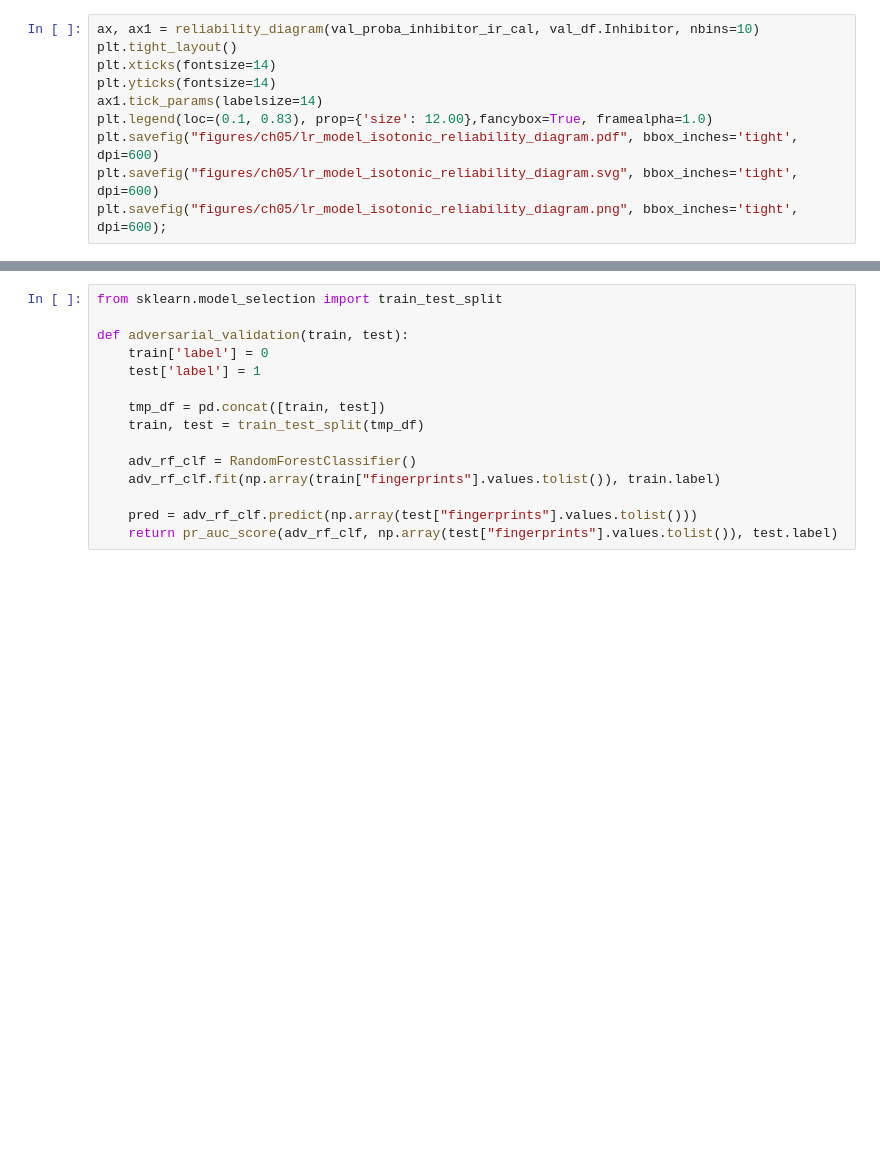
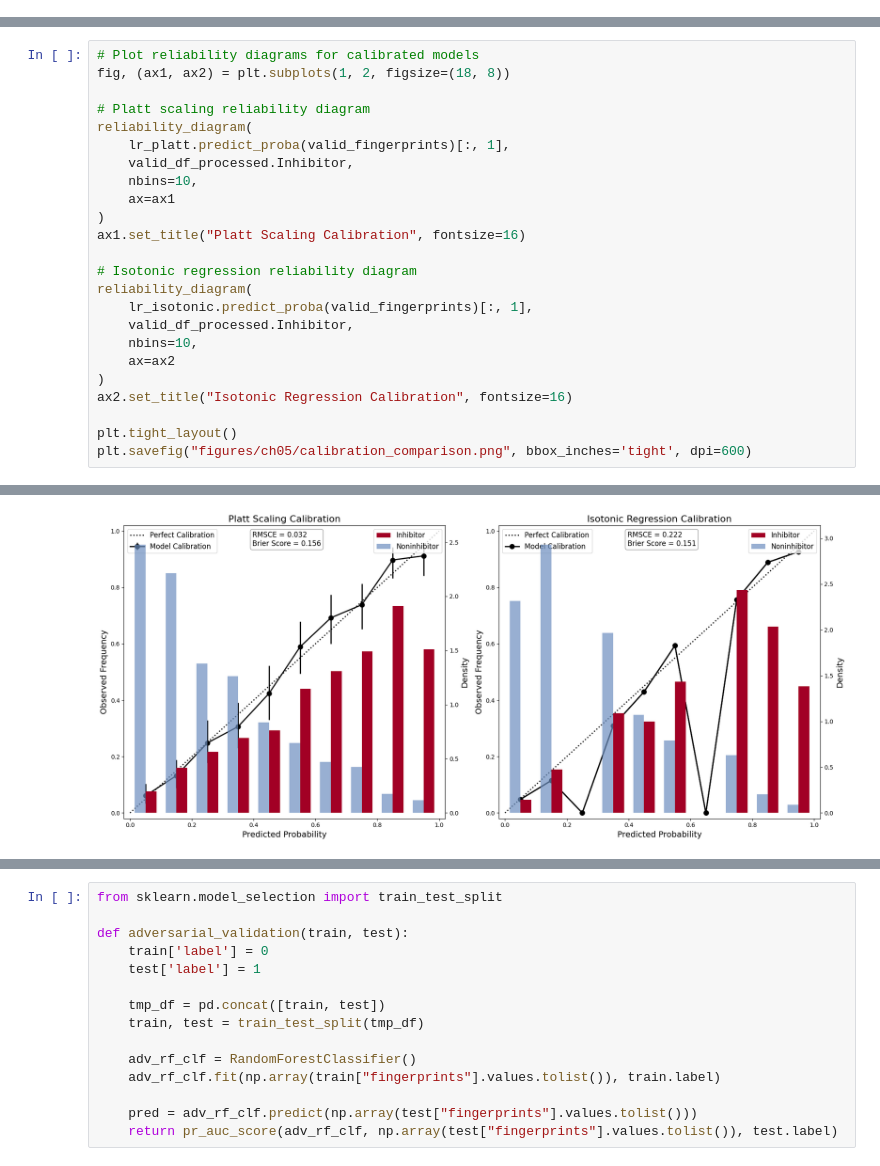
Before and after one commit to nrflynn2/ml-drug-discovery, a Jupyter notebook: CH05_FLYNN_ML4DD.ipynb, the cells around one changed output, grey strips where cells are left out. Drawn from its saved outputs; the diff is of its cells as text; blank space fills up the shorter version.

```diff
--- a/CH05_FLYNN_ML4DD.ipynb
+++ b/CH05_FLYNN_ML4DD.ipynb
@@ -247,10 +16,0 @@ plt.savefig("figures/ch05/lr_model_platt_reliability_diagram.png", bbox_inches='
-# %%
-ax, ax1 = reliability_diagram(val_proba_inhibitor_ir_cal, val_df.Inhibitor, nbins=10)
-plt.tight_layout()
-plt.xticks(fontsize=14)
-plt.yticks(fontsize=14)
-ax1.tick_params(labelsize=14)
-plt.legend(loc=(0.1, 0.83), prop={'size': 12.00},fancybox=True, framealpha=1.0)
-plt.savefig("figures/ch05/lr_model_isotonic_reliability_diagram.pdf", bbox_inches='tight', dpi=600)
-plt.savefig("figures/ch05/lr_model_isotonic_reliability_diagram.svg", bbox_inches='tight', dpi=600)
-plt.savefig("figures/ch05/lr_model_isotonic_reliability_diagram.png", bbox_inches='tight', dpi=600);
@@ -449,0 +607,25 @@ Random Forest Test PR AUC: 0.830
+# %%
+# Plot reliability diagrams for calibrated models
+fig, (ax1, ax2) = plt.subplots(1, 2, figsize=(18, 8))
+
+# Platt scaling reliability diagram
+reliability_diagram(
+    lr_platt.predict_proba(valid_fingerprints)[:, 1],
+    valid_df_processed.Inhibitor,
+    nbins=10,
+    ax=ax1
+)
+ax1.set_title("Platt Scaling Calibration", fontsize=16)
+
+# Isotonic regression reliability diagram
+reliability_diagram(
+    lr_isotonic.predict_proba(valid_fingerprints)[:, 1],
+    valid_df_processed.Inhibitor,
+    nbins=10,
+    ax=ax2
+)
+ax2.set_title("Isotonic Regression Calibration", fontsize=16)
+
+plt.tight_layout()
+plt.savefig("figures/ch05/calibration_comparison.png", bbox_inches='tight', dpi=600)
+# %% [output]
@@ -449,0 +633 @@ Random Forest Test PR AUC: 0.830
+[figure, added]
```
Also changed, not shown: parts of 164 cells of this notebook, 26 other files.
